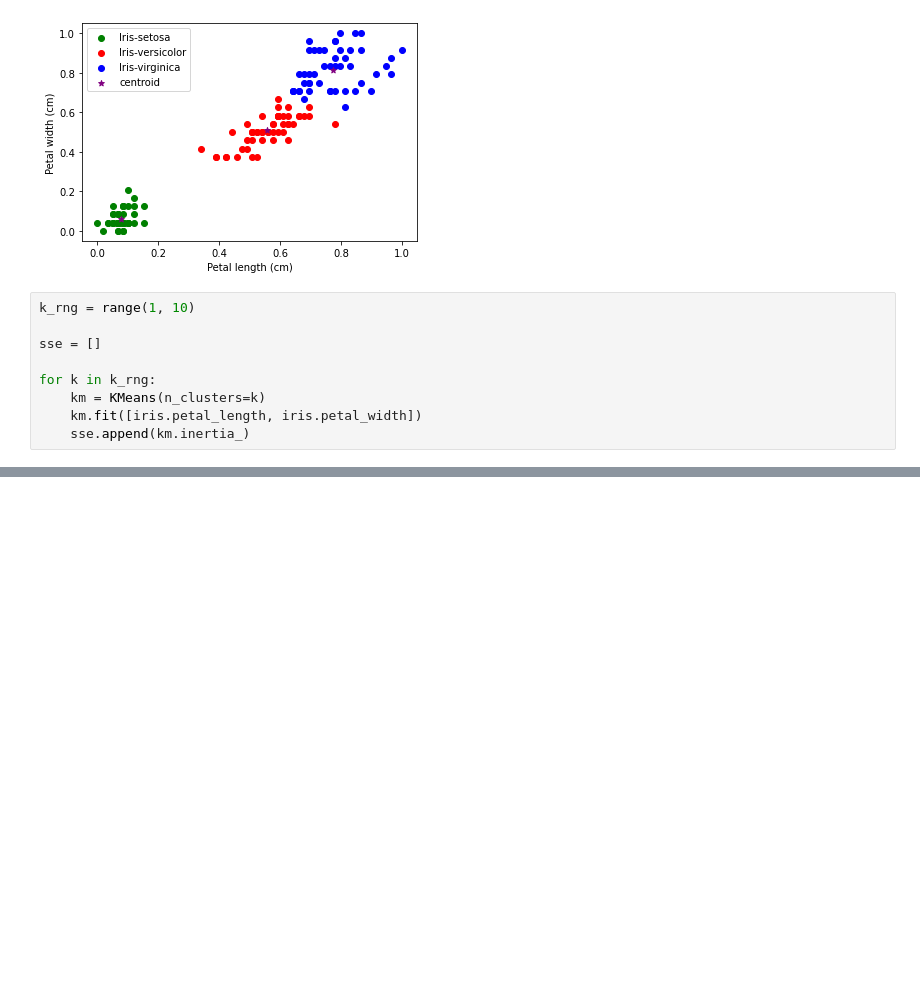
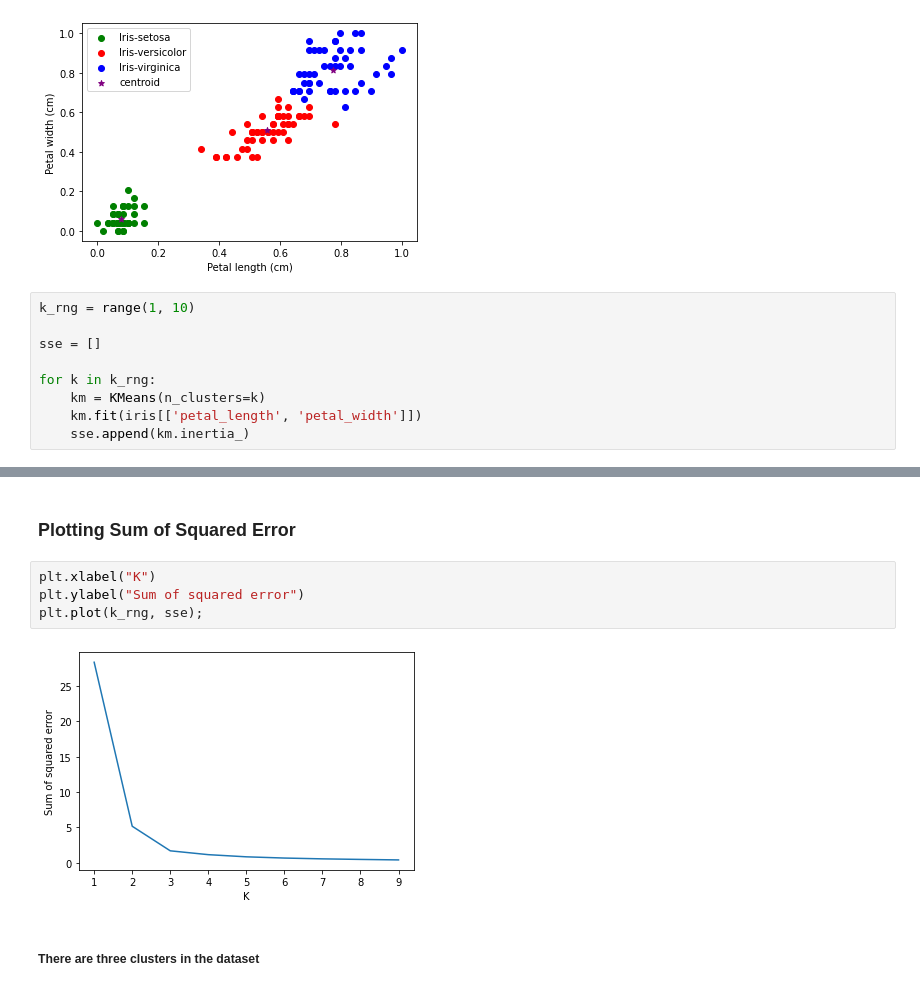
Before and after one commit to Eben-Success/Machine_Learning_Mini_Projects, a Jupyter notebook: 11. K Means Clutering/iris_exercise.ipynb, the cells around one changed output, grey strips where cells are left out. Saved outputs shown, nothing was run; the diff lists cells and outputs as text; blank space fills up the shorter version.

```diff
--- a/11. K Means Clutering/iris_exercise.ipynb
+++ b/11. K Means Clutering/iris_exercise.ipynb
@@ -160,5 +160,5 @@ sse = []
 
 for k in k_rng:
     km = KMeans(n_clusters=k)
-    km.fit([iris.petal_length, iris.petal_width])
+    km.fit(iris[['petal_length', 'petal_width']])
     sse.append(km.inertia_)
@@ -166,0 +177,10 @@ ValueError: n_samples=2 should be >= n_clusters=3.
+# %% [markdown]
+### Plotting Sum of Squared Error
+# %%
+plt.xlabel("K")
+plt.ylabel("Sum of squared error")
+plt.plot(k_rng, sse);
+# %% [output]
+[figure, added]
+# %% [markdown]
+##### There are three clusters in the dataset
```
Also changed, not shown: parts of 2 cells of this notebook.
